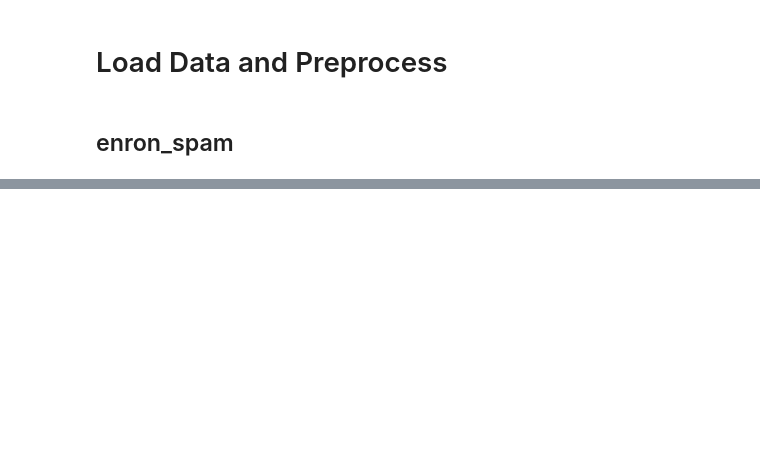
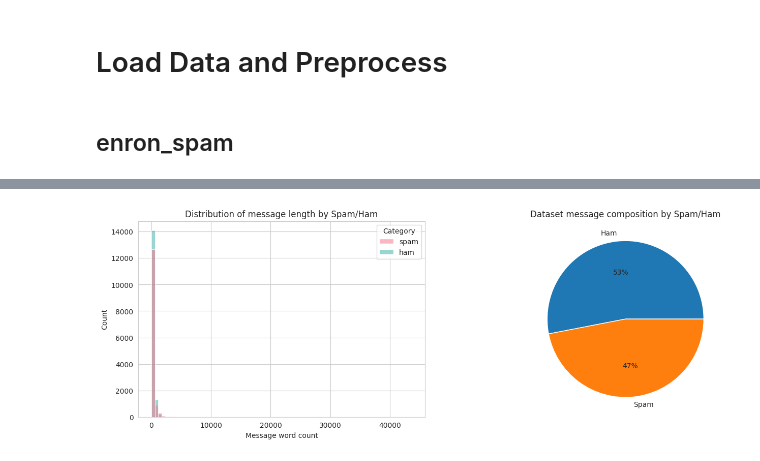
Before and after one commit to loka1/ai-spam-model, a Jupyter notebook: Untitled48.ipynb, the cells around one changed output, grey strips where cells are left out. Cells and saved outputs as stored; diff of their text form; code cells hidden in the pictures; blank space fills up the shorter version.

```diff
--- a/Untitled48.ipynb
+++ b/Untitled48.ipynb
@@ -107,0 +109,4 @@ ets solution center - omaha , at 402 - 398 - 7454",ham,2001-07-12
+# %%
+
+df = df.rename(columns={"Spam/Ham": "Category", "Message": "message"})
+df.head()
@@ -107,0 +145,2 @@ ets solution center - omaha , at 402 - 398 - 7454",ham,2001-07-12
+# %%
+df.drop_duplicates(subset=['message'], keep='first', inplace=True)
@@ -107,0 +161,8 @@ ets solution center - omaha , at 402 - 398 - 7454",ham,2001-07-12
+# %%
+df['target'] = [1 if x=='spam' else 0 for  x in df['Category']]
+df.drop('Category', axis=1, inplace=True)
+# Select only the 'message' and 'target' columns
+df = df[['message', 'target']]  # Keep only message and target
+df.drop_duplicates(subset=['message'], keep='first', inplace=True)
+df_spam = df[df.target==1]
+df_ham = df[df.target==0]
@@ -107,0 +197,2 @@ ets solution center - omaha , at 402 - 398 - 7454",ham,2001-07-12
+# %%
+df['word_count'] = df.message.apply(lambda x: len(str(x).split(' ')) if not isinstance(x, float) else 0)
@@ -107,0 +215,29 @@ ets solution center - omaha , at 402 - 398 - 7454",ham,2001-07-12
+# %%
+# Plot message length by spam/ham
+
+# Create 'Category' column from 'target' column
+df['Category'] = ['spam' if x == 1 else 'ham' for x in df['target']]
+
+# Convert to categorical type
+df['Category'] = pd.Categorical(df['Category'], ['spam','ham'])
+
+sns.set_style("whitegrid")
+
+fig, ax = plt.subplots(ncols=2, nrows=1, figsize=(16,5))
+sns.histplot(data=df,
+             x="word_count",
+             hue="Category",
+             palette='husl',
+             bins=75,
+             ax=ax[0],
+             legend=True).set_title('Distribution of message length by Spam/Ham')
+ax[0].set_xlabel('Message word count')
+ax[0].set_ylabel('Count')
+colors = sns.color_palette('husl')
+
+ax[1].pie(df.Category.value_counts(normalize=True), labels = ['Ham','Spam'], autopct='%0.f%%')
+ax[1].set_title('Dataset message composition by Spam/Ham')
+plt.savefig('app/images/eda.png',bbox_inches='tight',dpi=400, pad_inches=0.1)
+plt.show()
+# %% [output]
+[figure, added]
```
Also changed, not shown: parts of 22 cells of this notebook.
